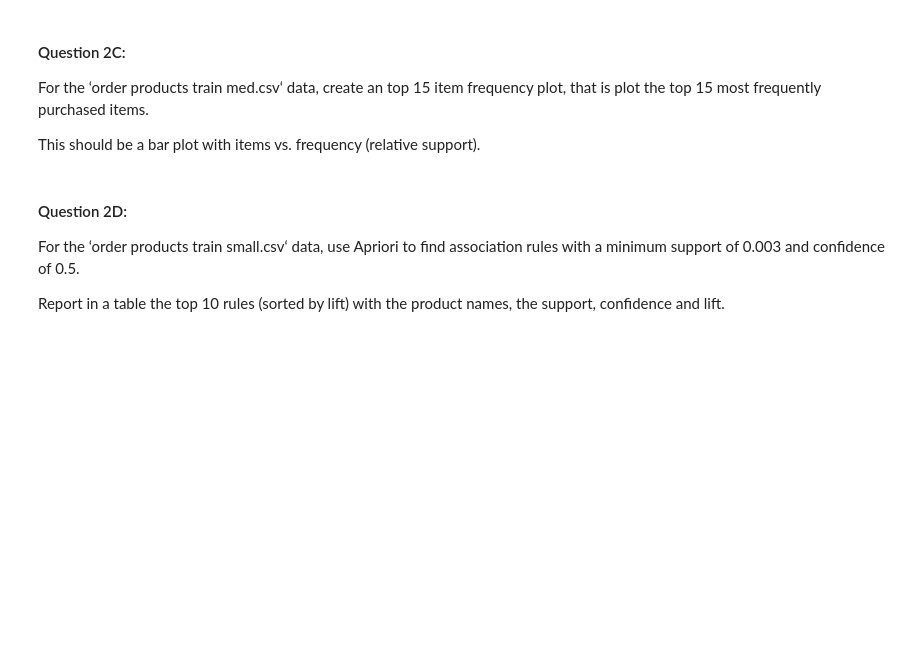
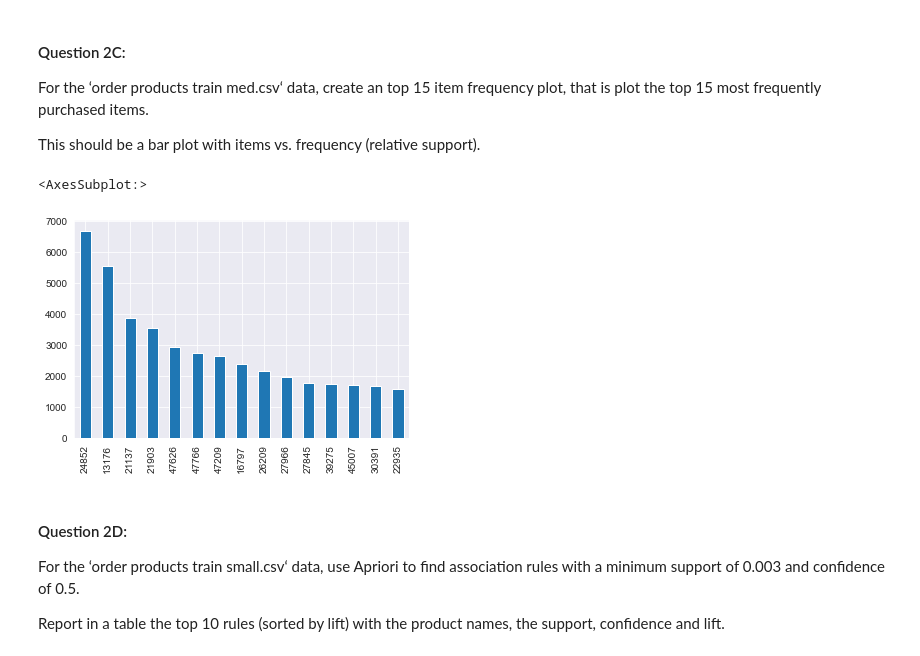
Before and after one commit to DevvyDont/DataMining, a Jupyter notebook: A5/A5_Group_Zamorano.ipynb, the cells around one changed output. Drawn from its saved outputs; the diff is of its cells as text; code cells hidden in the pictures; blank space fills up the shorter version.

```diff
--- a/A5/A5_Group_Zamorano.ipynb
+++ b/A5/A5_Group_Zamorano.ipynb
@@ -31,6 +112,11 @@ This should be a bar plot with items vs frequency (relative support) as the axis
 For the ‘order products train med.csv‘ data, create an top 15 item frequency plot, that is plot the top 15 most frequently purchased items.
 
 This should be a bar plot with items vs. frequency (relative support).
+# %%
+DATA_ORDER_PRODUCTS_TRAIN_MED['product_id'].value_counts()[:15].plot(kind='bar')
+# %% [output]
+<AxesSubplot:>
+[figure, added]
 # %% [markdown]
 #### Question 2D:
 For the ‘order products train small.csv‘ data, use Apriori to find association rules with a minimum support of 0.003 and confidence of 0.5.
```
Also changed, not shown: parts of 8 cells of this notebook, 6 other files.
